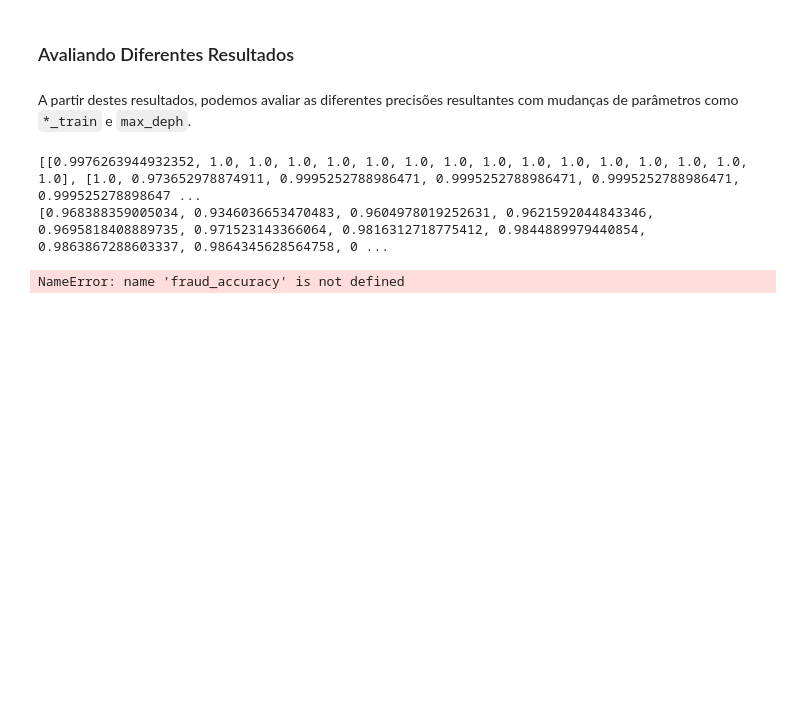
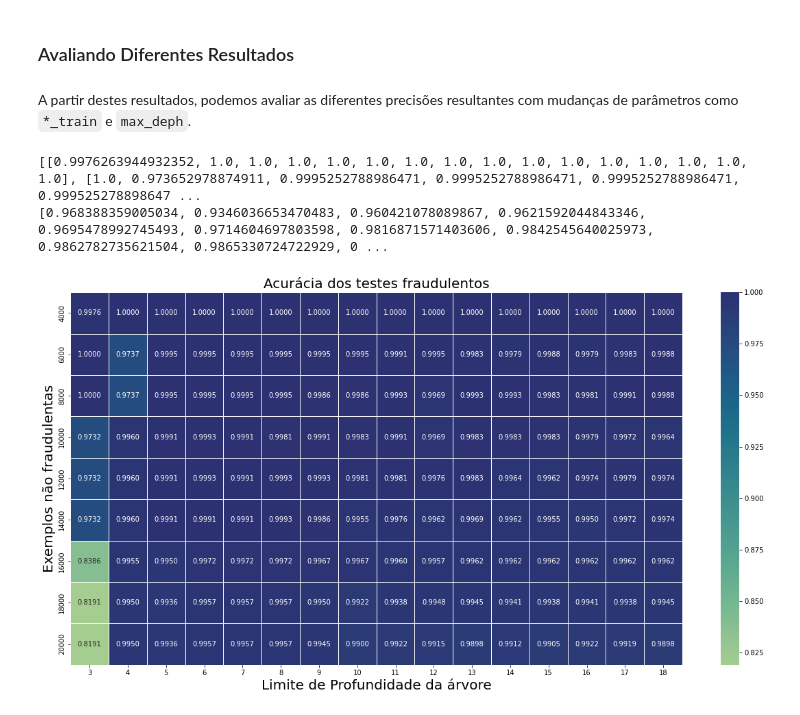
Before and after one commit to TheDramaturgy/ArtificialInteligence, a Jupyter notebook: TrabalhoArvoreDecisao/02_solucao.ipynb, the cells around one changed output. Drawn from its saved outputs; the diff is of its cells as text; code cells hidden in the pictures; blank space fills up the shorter version.

```diff
--- a/TrabalhoArvoreDecisao/02_solucao.ipynb
+++ b/TrabalhoArvoreDecisao/02_solucao.ipynb
@@ -120,22 +118,17 @@ for size in range(4000, 22000, 2000):
 
     fraud_accuracy.append(fraud_accuracy_depth)
     non_fraud_accuracy.append(non_fraud_accuracy_depth)
-
-print(fraud_accuracy)
-print(non_fraud_accuracy_depth)
 # %% [output]
 [[0.9976263944932352, 1.0, 1.0, 1.0, 1.0, 1.0, 1.0, 1.0, 1.0, 1.0, 1.0, 1.0, 1.0, 1.0, 1.0, 1.0], [1.0, 0.973652978874911, 0.9995252788986471, 0.9995252788986471, 0.9995252788986471, 0.999525278898647 ...
-[0.968388359005034, 0.9346036653470483, 0.9604978019252631, 0.9621592044843346, 0.9695818408889735, 0.971523143366064, 0.9816312718775412, 0.9844889979440854, 0.9863867288603337, 0.9864345628564758, 0 ...
+[0.968388359005034, 0.9346036653470483, 0.960421078089867, 0.9621592044843346, 0.9695478992745493, 0.9714604697803598, 0.9816871571403606, 0.9842545640025973, 0.9862782735621504, 0.9865330724722929, 0 ...
 # %%
-accuracy = [x*100 for x in fraud_accuracy]
-
 fig, ax = plt.subplots(figsize=(20, 10))
-ax = seaborn.heatmap(accuracy, annot=True)
-ax.set_ylabel('Entradas não fraudulentas', fontsize=20)
-ax.set_xlabel('Profundidade da árvore', fontsize=20)
-ax.set_title('Acurácia para testes fraudulentos', fontsize=20)
+ax = seaborn.heatmap(fraud_accuracy, annot=True, fmt=".4f", cmap=seaborn.color_palette("crest", as_cmap=True), linewidths=.5, ax=ax)
+ax.set_ylabel('Exemplos não fraudulentas', fontsize=20)
+ax.set_xlabel('Limite de Profundidade da árvore', fontsize=20)
+ax.set_title('Acurácia dos testes fraudulentos', fontsize=20)
 ax.set_yticklabels(range(4000,22000,2000))
 ax.set_xticklabels(range(3, 19,1))
 fig.savefig('testes_fraudulentos_acuracia.jpg')
 # %% [output]
-NameError: name 'fraud_accuracy' is not defined
+[figure, added]
```
Also changed, not shown: parts of 2 cells of this notebook, 1 other file.
